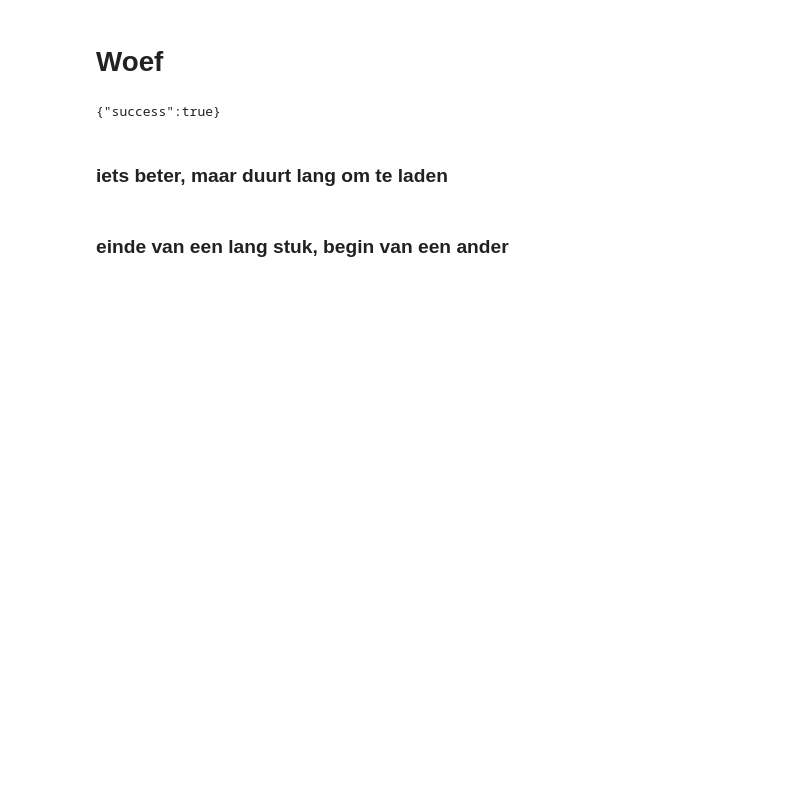
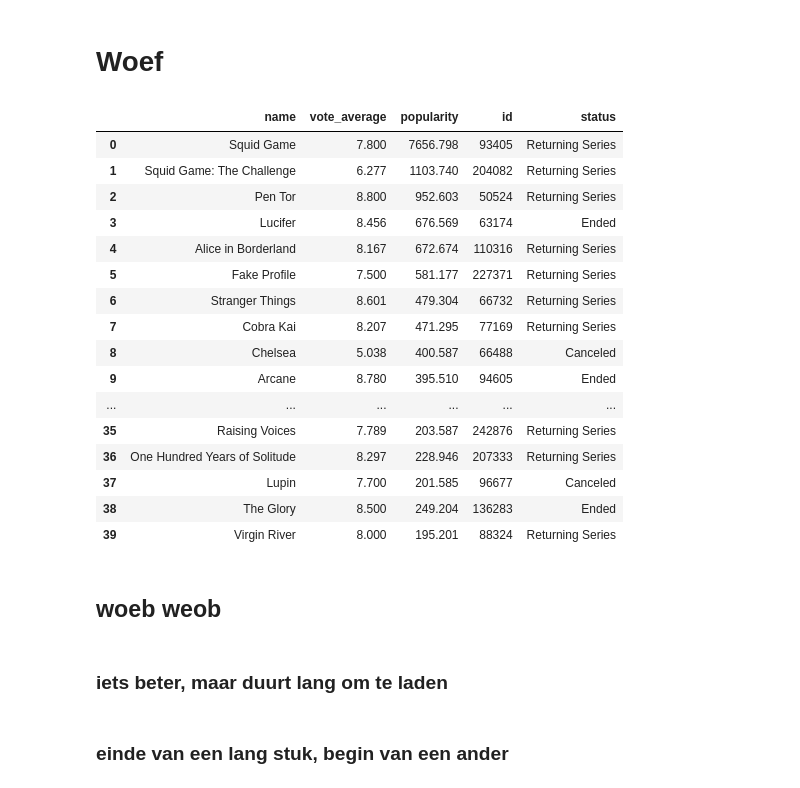
Before and after one commit to Tijnwy/DataIII, a Jupyter notebook: api.ipynb, the cells around one changed output. Drawn from its saved outputs; the diff is of its cells as text; code cells hidden in the pictures; blank space fills up the shorter version.

```diff
--- a/api.ipynb
+++ b/api.ipynb
@@ -16,13 +16,11 @@ import numpy as np
 
 import requests
 # %%
-url = "https://api.themoviedb.org/3/authentication"
+# url = "https://api.themoviedb.org/3/authentication"
 
-headers = {"accept": "application/json",
-           'Authorization': 'Bearer eyJhbGciOiJIUzI1NiJ9.eyJhdWQiOiIxZDRiMGE2Njc0MGUwOTBhOWQ1YmVkZGRjZGVhYTBlNiIsIm5iZiI6MTczNTkwMzc3My41NDQ5OTk4LCJzdWIiOiI2Nzc3Y2ExZDQ5NmRkOTUyYzg3MjUzOGEiLCJzY29wZXMiOlsiYXBpX3JlYWQiXSwidmVyc2lvbiI6MX0.VpJJ_01DU_nHxqtSGm_uJTTNQyfrV1FC_uab5nLeECU'}
+# headers = {"accept": "application/json",
+#            'Authorization': 'Bearer eyJhbGciOiJIUzI1NiJ9.eyJhdWQiOiIxZDRiMGE2Njc0MGUwOTBhOWQ1YmVkZGRjZGVhYTBlNiIsIm5iZiI6MTczNTkwMzc3My41NDQ5OTk4LCJzdWIiOiI2Nzc3Y2ExZDQ5NmRkOTUyYzg3MjUzOGEiLCJzY29wZXMiOlsiYXBpX3JlYWQiXSwidmVyc2lvbiI6MX0.VpJJ_01DU_nHxqtSGm_uJTTNQyfrV1FC_uab5nLeECU'}
 
-response = requests.get(url, headers=headers)
+# response = requests.get(url, headers=headers)
 
-print(response.text)
+# print(response.text)
-# %% [output]
-{"success":true}
@@ -93,3 +49,54 @@ else:
+# %%
+def get_all_netflix_shows():
+    url = f"{BASE_URL}/discover/tv"
+    all_shows = []
+    page = 1
+
+    # De code blijft loopen totdat er geen nieuwe pagina's meer zijn
+    while True:
+        params = {
+            "api_key": API_KEY,
+            "with_networks": 213,  # Omdat we specifiek onderzoek doen naar Netflix shows, gebruiken we standaard het id van Netflix
+            "sort_by": "popularity.desc",
+            "page": page
+        }
+        response = requests.get(url, params=params)
+        data = response.json()
+
+        # Append the results from the current page
+        all_shows.extend(data['results'])
+
+        # Check if there are more pages
+        if page >= 2: # data['total_pages']
+            break
+        page += 1
+
+    return all_shows
+# %%
+all_shows = get_all_netflix_shows()
+df = pd.DataFrame(all_shows, columns=['id', 'name', 'vote_average'])
+df['status'] = df['id'].apply(get_show_status)
+df
+# %% [output]
+|  | name | vote_average | popularity | id | status |
+| 0 | Squid Game | 7.800 | 7656.798 | 93405 | Returning Series |
+| 1 | Squid Game: The Challenge | 6.277 | 1103.740 | 204082 | Returning Series |
+| 2 | Pen Tor | 8.800 | 952.603 | 50524 | Returning Series |
+| 3 | Lucifer | 8.456 | 676.569 | 63174 | Ended |
+| 4 | Alice in Borderland | 8.167 | 672.674 | 110316 | Returning Series |
+| 5 | Fake Profile | 7.500 | 581.177 | 227371 | Returning Series |
+| 6 | Stranger Things | 8.601 | 479.304 | 66732 | Returning Series |
+| 7 | Cobra Kai | 8.207 | 471.295 | 77169 | Returning Series |
+| 8 | Chelsea | 5.038 | 400.587 | 66488 | Canceled |
+| 9 | Arcane | 8.780 | 395.510 | 94605 | Ended |
+| ... | ... | ... | ... | ... | ... |
+| 35 | Raising Voices | 7.789 | 203.587 | 242876 | Returning Series |
+| 36 | One Hundred Years of Solitude | 8.297 | 228.946 | 207333 | Returning Series |
+| 37 | Lupin | 7.700 | 201.585 | 96677 | Canceled |
+| 38 | The Glory | 8.500 | 249.204 | 136283 | Ended |
+| 39 | Virgin River | 8.000 | 195.201 | 88324 | Returning Series |
+# %% [markdown]
+## woeb weob
 # %% [markdown]
 ### iets beter, maar duurt lang om te laden
 # %%
```
Also changed, not shown: parts of 7 cells of this notebook.
